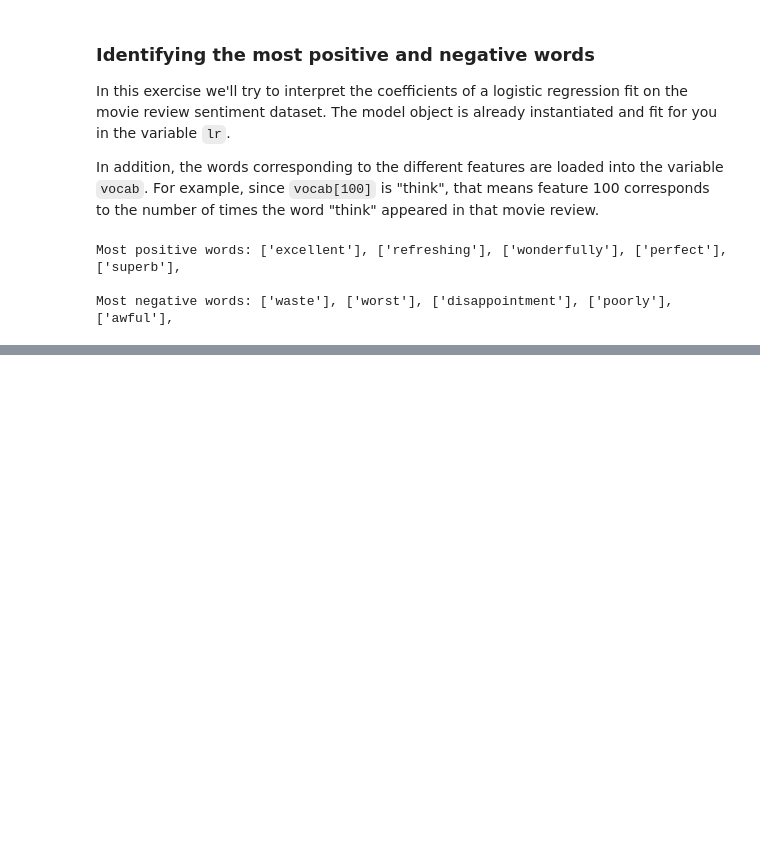
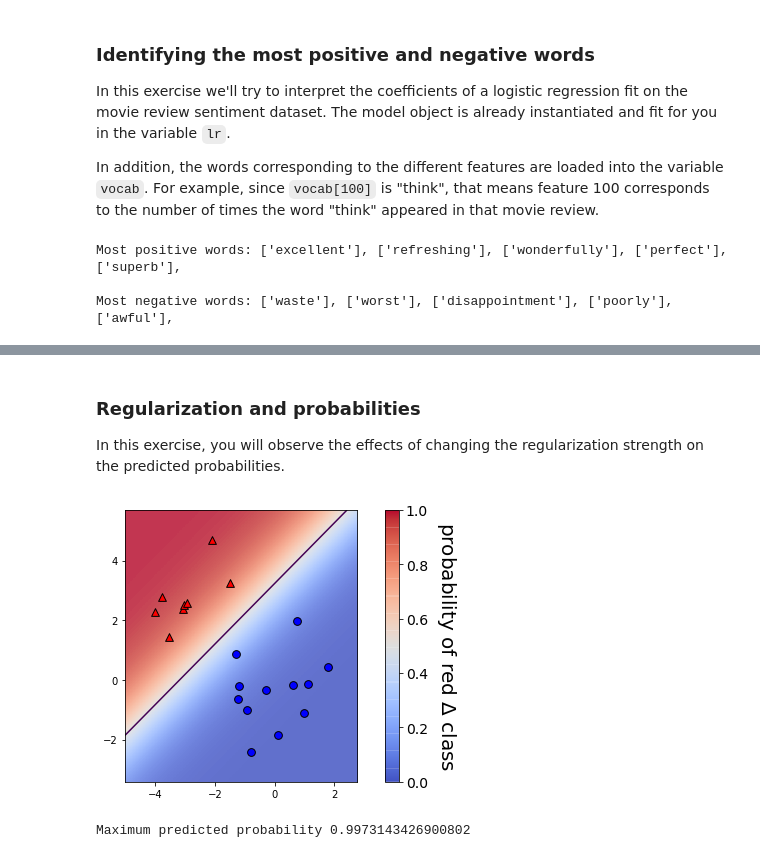
Before and after one commit to goodboychan/datacamp_repo, a Jupyter notebook: Linear.Classifiers.in.Python/Logistic-regression.ipynb, the cells around one changed output, grey strips where cells are left out. Saved outputs shown, nothing was run; the diff lists cells and outputs as text; code cells hidden in the pictures; blank space fills up the shorter version.

```diff
--- a/Linear.Classifiers.in.Python/Logistic-regression.ipynb
+++ b/Linear.Classifiers.in.Python/Logistic-regression.ipynb
@@ -124,0 +212,20 @@ Most negative words: ['waste'], ['worst'], ['disappointment'], ['poorly'], ['awf
+# %% [markdown]
+### Regularization and probabilities
+In this exercise, you will observe the effects of changing the regularization strength on the predicted probabilities.
+# %%
+X = pd.read_csv('./dataset/binary_X.csv').to_numpy()
+y = pd.read_csv('./dataset/binary_y.csv').to_numpy().ravel()
+# %%
+# Set the regularization strength
+model = LogisticRegression(C=1)
+
+# Fit and plot
+model.fit(X, y)
+plot_classifier(X, y, model, proba=True)
+
+# Predict probabilities on training points
+prob = model.predict_proba(X)
+print("Maximum predicted probability", np.max(prob))
+# %% [output]
+[figure, added]
+Maximum predicted probability 0.9973143426900802
```
Also changed, not shown: parts of 26 cells of this notebook, 6 other files.
